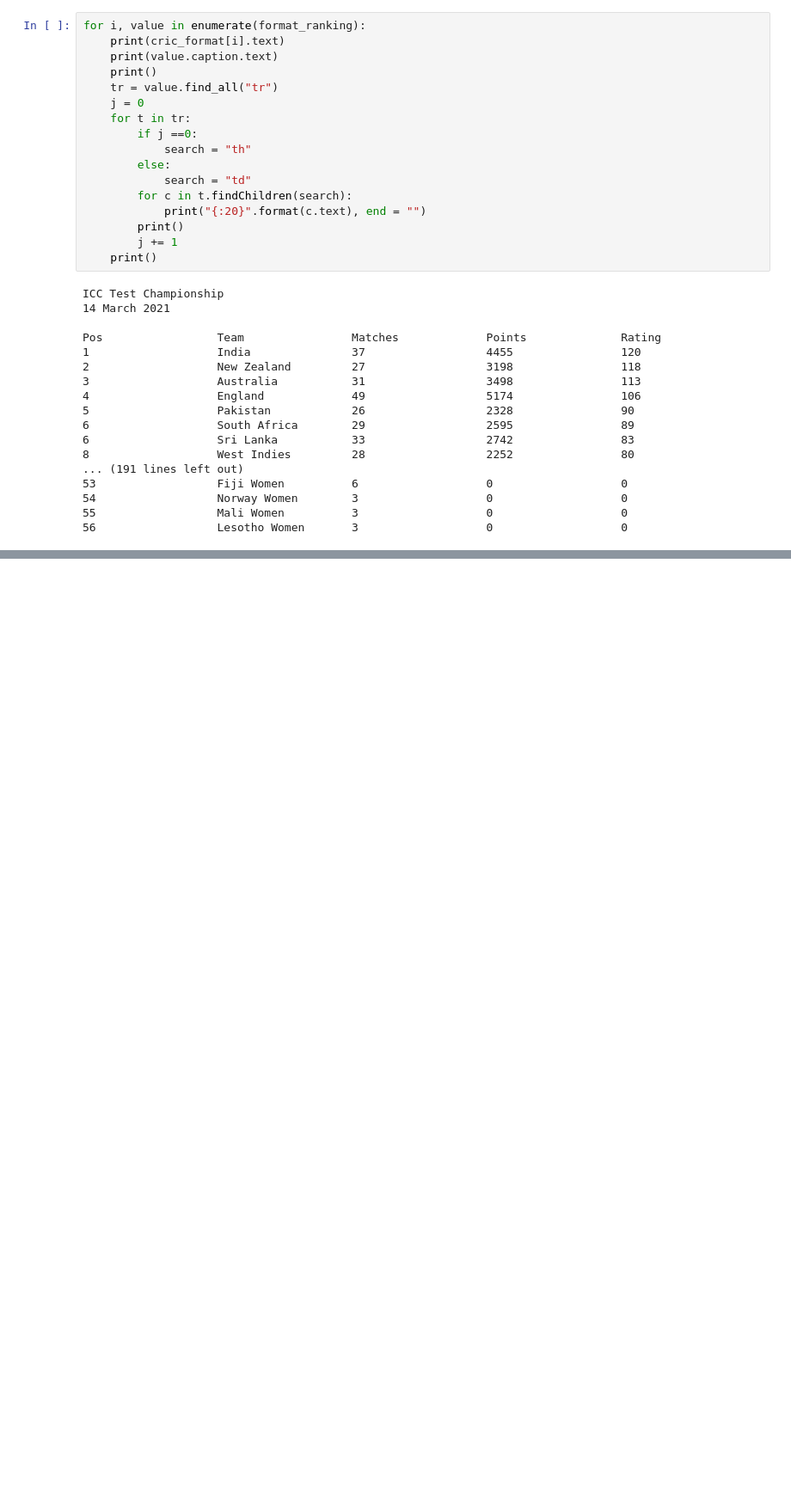
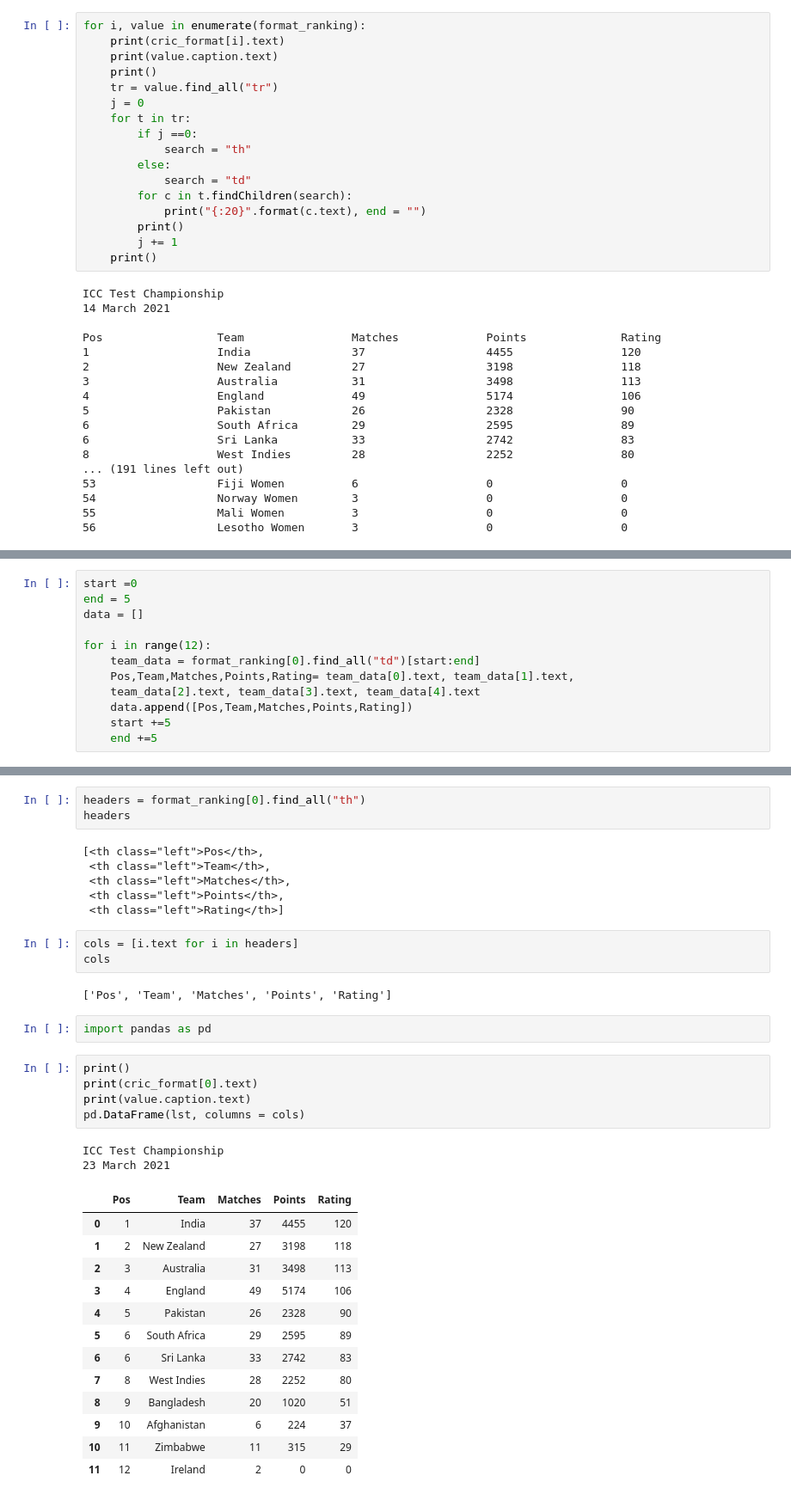
Before and after one commit to WaqasAli-Munawar/APIs-and-Web-Scraping, a Jupyter notebook: 5.Cricinfo Web Scraping.ipynb, the cells around one changed output, grey strips where cells are left out. Shown: that part at 86% size. Saved outputs shown, nothing was run; the diff lists cells and outputs as text; blank space fills up the shorter version.

```diff
--- a/5.Cricinfo Web Scraping.ipynb
+++ b/5.Cricinfo Web Scraping.ipynb
@@ -96,0 +107,12 @@ Pos                 Team                Matches             Points
+# %%
+start =0
+end = 5
+data = []
+
+for i in range(12):
+    team_data = format_ranking[0].find_all("td")[start:end]
+    Pos,Team,Matches,Points,Rating= team_data[0].text, team_data[1].text,
+    team_data[2].text, team_data[3].text, team_data[4].text
+    data.append([Pos,Team,Matches,Points,Rating])
+    start +=5
+    end +=5
@@ -96,0 +134,37 @@ Pos                 Team                Matches             Points
+# %%
+headers = format_ranking[0].find_all("th")
+headers
+# %% [output]
+[<th class="left">Pos</th>,
+ <th class="left">Team</th>,
+ <th class="left">Matches</th>,
+ <th class="left">Points</th>,
+ <th class="left">Rating</th>]
+# %%
+cols = [i.text for i in headers]
+cols
+# %% [output]
+['Pos', 'Team', 'Matches', 'Points', 'Rating']
+# %%
+import pandas as pd
+# %%
+print()
+print(cric_format[0].text)
+print(value.caption.text)
+pd.DataFrame(lst, columns = cols)
+# %% [output]
+ICC Test Championship
+23 March 2021
+|  | Pos | Team | Matches | Points | Rating |
+| 0 | 1 | India | 37 | 4455 | 120 |
+| 1 | 2 | New Zealand | 27 | 3198 | 118 |
+| 2 | 3 | Australia | 31 | 3498 | 113 |
+| 3 | 4 | England | 49 | 5174 | 106 |
+| 4 | 5 | Pakistan | 26 | 2328 | 90 |
+| 5 | 6 | South Africa | 29 | 2595 | 89 |
+| 6 | 6 | Sri Lanka | 33 | 2742 | 83 |
+| 7 | 8 | West Indies | 28 | 2252 | 80 |
+| 8 | 9 | Bangladesh | 20 | 1020 | 51 |
+| 9 | 10 | Afghanistan | 6 | 224 | 37 |
+| 10 | 11 | Zimbabwe | 11 | 315 | 29 |
+| 11 | 12 | Ireland | 2 | 0 | 0 |
```
Also changed, not shown: parts of 4 cells of this notebook.
